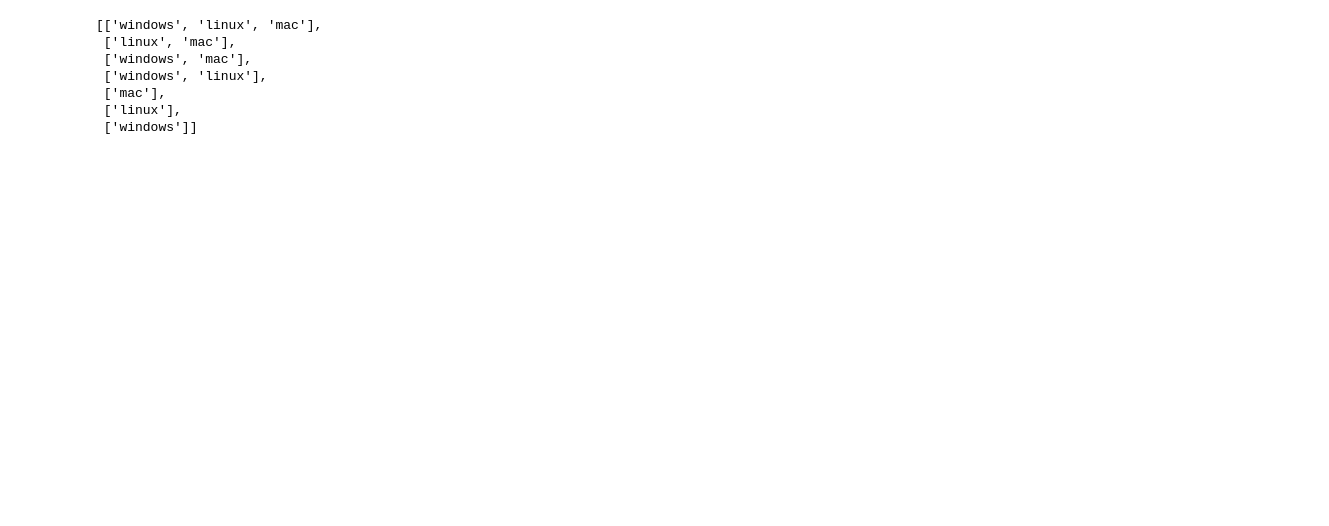
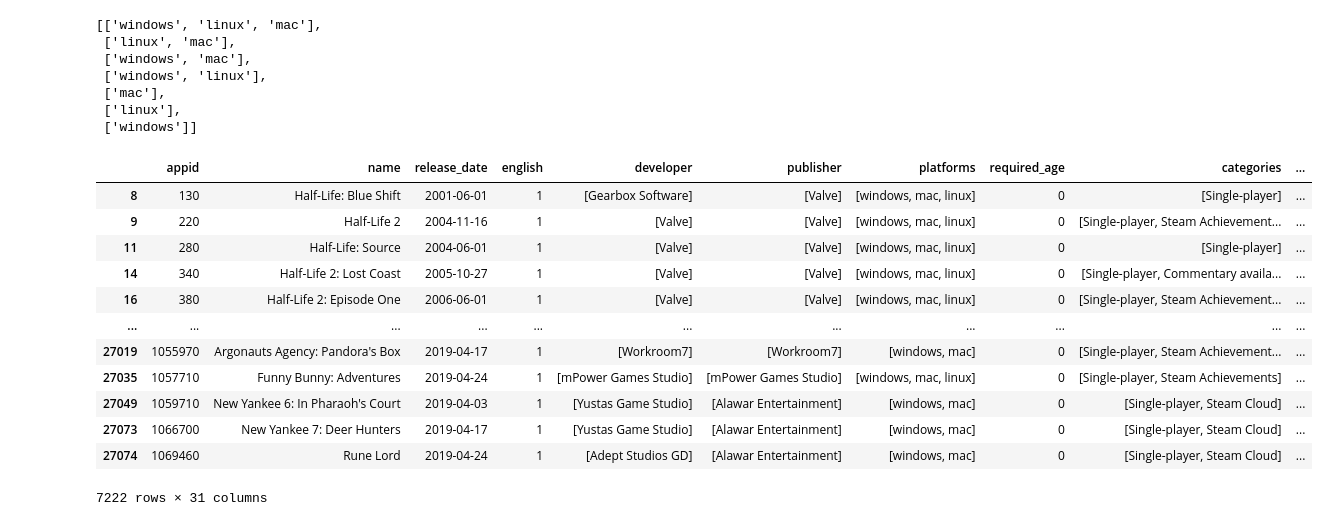
Before and after one commit to Emanum/TU_Visual_Data_Science, a Jupyter notebook: lab2/Steam-Analysis.ipynb, the cells around one changed output. Drawn from its saved outputs; the diff is of its cells as text; code cells hidden in the pictures; blank space fills up the shorter version.

Commit message:
all possible plattform combinations dataframe

```diff
--- a/lab2/Steam-Analysis.ipynb
+++ b/lab2/Steam-Analysis.ipynb
@@ -177,7 +172,7 @@ def pre_process():
 
     # process genres, categories and steamspy_tag columns
     #df = process_cat_gen_tag(df)
-    df['platforms_all'] = df['platforms'].apply(lambda x: mapPlatform(x))
+    #df['platforms_all'] = df['platforms'].apply(lambda x: mapPlatform(x))
     processPlattform(df)
     handleMultipleItemColumn(df,'platforms',';')
     handleMultipleItemColumn(df,'categories',';')
@@ -650,6 +645,9 @@ def andFilter(row,column,values):
 
 def orFilter(row,column,values):
     return any(item in row[column] for item in values)
+
+def notFilter(row,column,values):
+    return not (any(item in row[column] for item in values))
 
 def equalsFilter(row,column,values):
     return sorted(row[column]) == sorted(values)
@@ -661,10 +659,10 @@ def multipleFilter(df, funcArr):
     return erg
     #return df[df.apply(lambda row: func(row), axis=1)]
 
-ownFilter(pDF,[
-    lambda row: orFilter(row,'categories',['Single-player']),
-    lambda row: equalsFilter(row,'platforms',['windows','linux','mac'])
-])
+#multipleFilter(pDF,[
+#    lambda row: orFilter(row,'categories',['Single-player']),
+#    lambda row: equalsFilter(row,'platforms',['windows','linux','mac'])
+#])
 
 #pDF[pDF.apply(lambda row: orFilter(row,'categories',['Single-player']), axis=1)]
 
@@ -704,7 +688,22 @@ getAllCombinations(['windows','linux','mac'])
  ['linux'],
  ['windows']]
 # %%
-#pDF[pDF.apply(lambda row: isFilter(row,'platforms',['mac','linux']), axis=1)]
-singlePlayer = pDF[pDF.apply(lambda row: orFilter(row,'categories',['Single-player']), axis=1)]
-
-o
+multipleFilter(pDF,[
+    lambda row: orFilter(row,'platforms',['linux','mac']),
+    lambda row: orFilter(row,'categories',['Single-player']),
+    lambda row: notFilter(row,'categories',['Multi-player']),
+])
+# %% [output]
+|  | appid | name | release_date | english | developer | publisher | platforms | required_age | categories | ... |
+| 8 | 130 | Half-Life: Blue Shift | 2001-06-01 | 1 | [Gearbox Software] | [Valve] | [windows, mac, linux] | 0 | [Single-player] | ... |
+| 9 | 220 | Half-Life 2 | 2004-11-16 | 1 | [Valve] | [Valve] | [windows, mac, linux] | 0 | [Single-player, Steam Achievement... | ... |
+| 11 | 280 | Half-Life: Source | 2004-06-01 | 1 | [Valve] | [Valve] | [windows, mac, linux] | 0 | [Single-player] | ... |
+| 14 | 340 | Half-Life 2: Lost Coast | 2005-10-27 | 1 | [Valve] | [Valve] | [windows, mac, linux] | 0 | [Single-player, Commentary availa... | ... |
+| 16 | 380 | Half-Life 2: Episode One | 2006-06-01 | 1 | [Valve] | [Valve] | [windows, mac, linux] | 0 | [Single-player, Steam Achievement... | ... |
+| ... | ... | ... | ... | ... | ... | ... | ... | ... | ... | ... |
+| 27019 | 1055970 | Argonauts Agency: Pandora's Box | 2019-04-17 | 1 | [Workroom7] | [Workroom7] | [windows, mac] | 0 | [Single-player, Steam Achievement... | ... |
+| 27035 | 1057710 | Funny Bunny: Adventures | 2019-04-24 | 1 | [mPower Games Studio] | [mPower Games Studio] | [windows, mac, linux] | 0 | [Single-player, Steam Achievements] | ... |
+| 27049 | 1059710 | New Yankee 6: In Pharaoh's Court | 2019-04-03 | 1 | [Yustas Game Studio] | [Alawar Entertainment] | [windows, mac] | 0 | [Single-player, Steam Cloud] | ... |
+| 27073 | 1066700 | New Yankee 7: Deer Hunters | 2019-04-17 | 1 | [Yustas Game Studio] | [Alawar Entertainment] | [windows, mac] | 0 | [Single-player, Steam Cloud] | ... |
+| 27074 | 1069460 | Rune Lord | 2019-04-24 | 1 | [Adept Studios GD] | [Alawar Entertainment] | [windows, mac] | 0 | [Single-player, Steam Cloud] | ... |
+7222 rows × 31 columns
```
Also changed, not shown: parts of 5 cells of this notebook.
